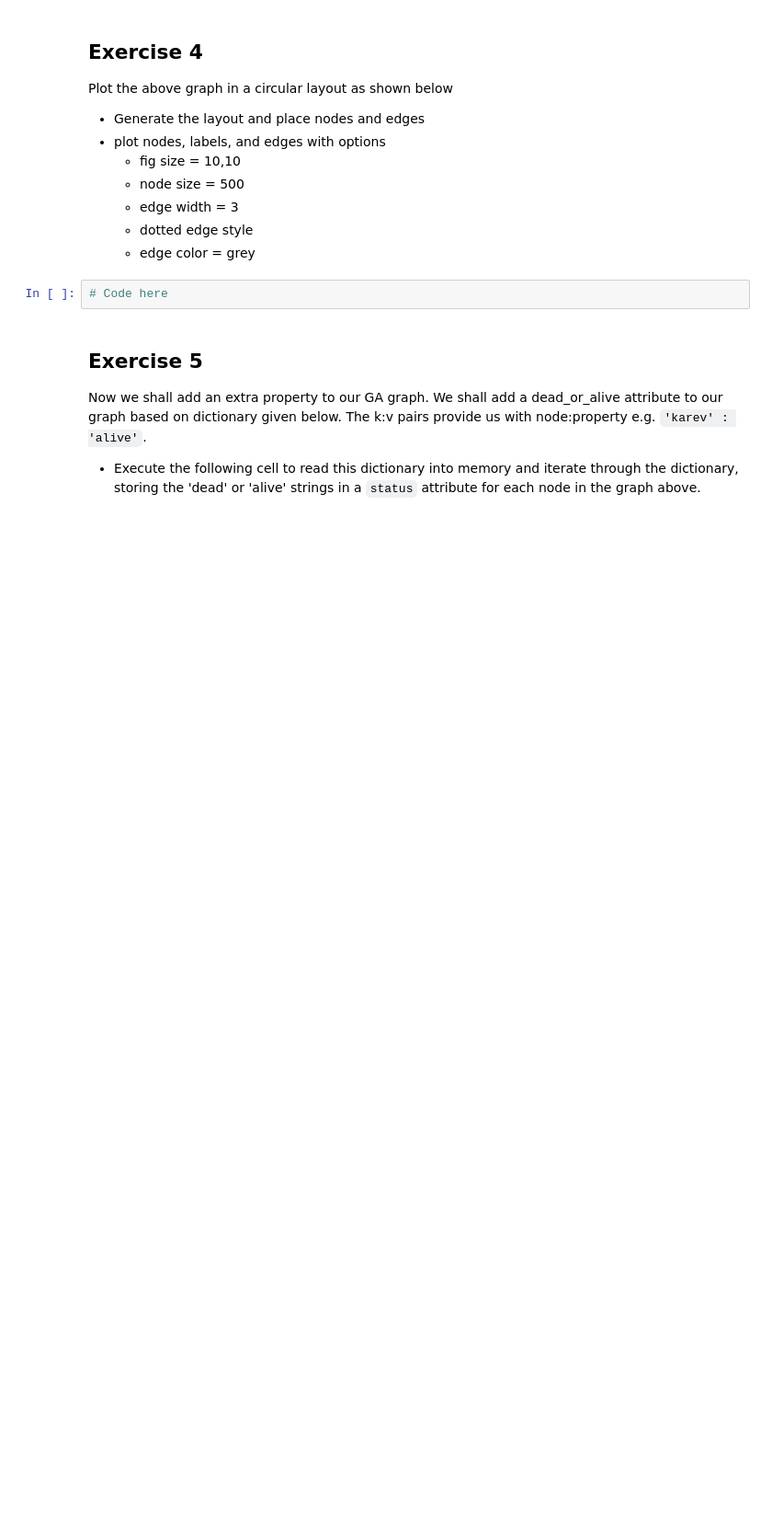
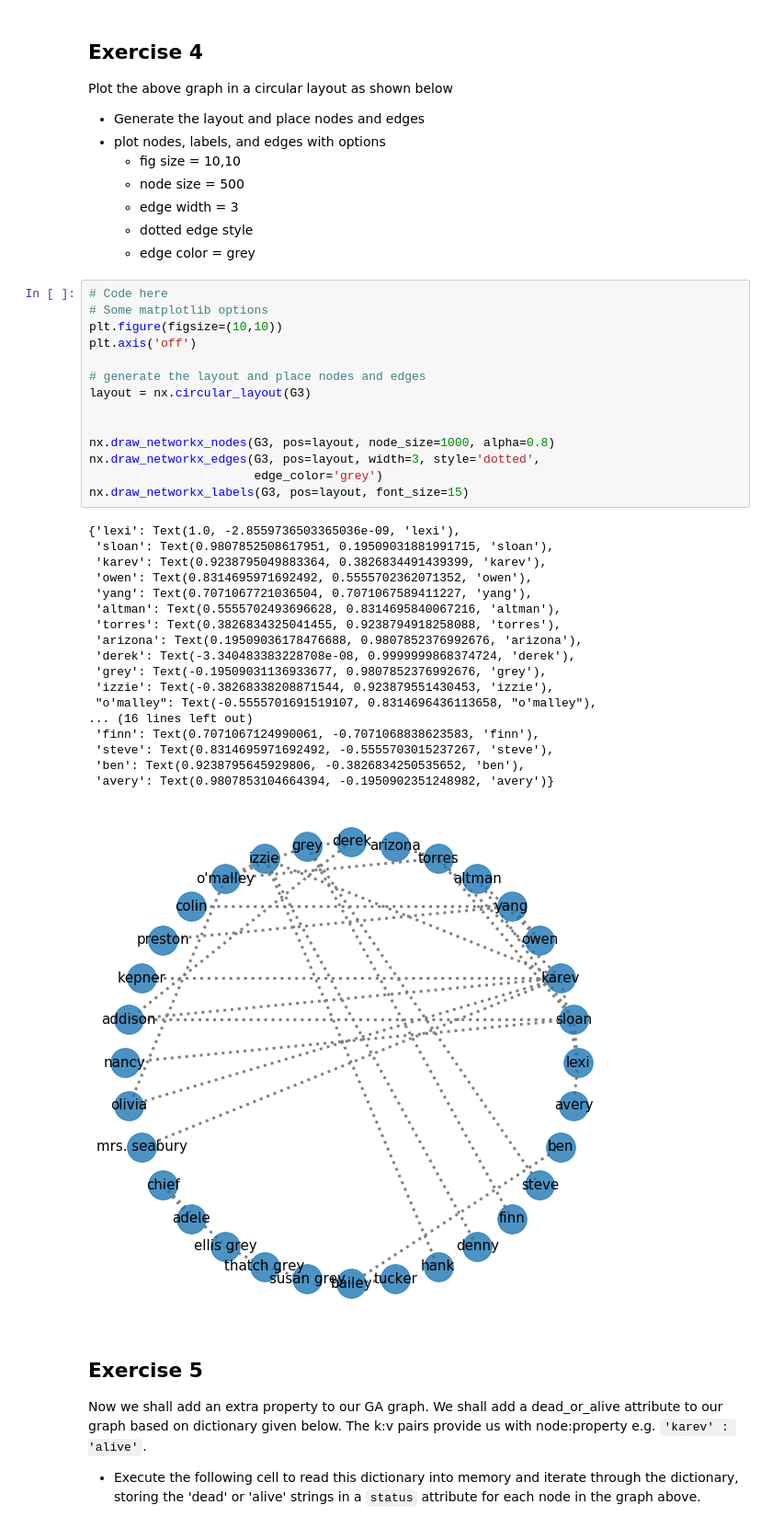
Before and after one commit to MissAle17/dsc-3-28-05-graphs-in-networkx-lab-online-ds-sp-000, a Jupyter notebook: index.ipynb, the cells around one changed output. Shown at 92% size. Cells and saved outputs as stored; diff of their text form; blank space fills up the shorter version.

```diff
--- a/index.ipynb
+++ b/index.ipynb
@@ -131,8 +142,39 @@ Plot the above graph in a circular layout as shown below
     - edge width = 3
     - dotted edge style
     - edge color = grey
-# %%
-# Code here
+# %%
+# Code here
+# Some matplotlib options
+plt.figure(figsize=(10,10))
+plt.axis('off')
+
+# generate the layout and place nodes and edges
+layout = nx.circular_layout(G3)
+
+
+nx.draw_networkx_nodes(G3, pos=layout, node_size=1000, alpha=0.8)
+nx.draw_networkx_edges(G3, pos=layout, width=3, style='dotted',
+                       edge_color='grey')
+nx.draw_networkx_labels(G3, pos=layout, font_size=15)
+# %% [output]
+{'lexi': Text(1.0, -2.8559736503365036e-09, 'lexi'),
+ 'sloan': Text(0.9807852508617951, 0.19509031881991715, 'sloan'),
+ 'karev': Text(0.9238795049883364, 0.3826834491439399, 'karev'),
+ 'owen': Text(0.8314695971692492, 0.5555702362071352, 'owen'),
+ 'yang': Text(0.7071067721036504, 0.7071067589411227, 'yang'),
+ 'altman': Text(0.5555702493696628, 0.8314695840067216, 'altman'),
+ 'torres': Text(0.3826834325041455, 0.9238794918258088, 'torres'),
+ 'arizona': Text(0.19509036178476688, 0.9807852376992676, 'arizona'),
+ 'derek': Text(-3.340483383228708e-08, 0.9999999868374724, 'derek'),
+ 'grey': Text(-0.19509031136933677, 0.9807852376992676, 'grey'),
+ 'izzie': Text(-0.38268338208871544, 0.923879551430453, 'izzie'),
+ "o'malley": Text(-0.5555701691519107, 0.8314696436113658, "o'malley"),
+... (16 lines left out)
+ 'finn': Text(0.7071067124990061, -0.7071068838623583, 'finn'),
+ 'steve': Text(0.8314695971692492, -0.5555703015237267, 'steve'),
+ 'ben': Text(0.9238795645929806, -0.3826834250535652, 'ben'),
+ 'avery': Text(0.9807853104664394, -0.1950902351248982, 'avery')}
+[figure, added]
 # %% [markdown]
 ## Exercise 5
 
```
Also changed, not shown: parts of 6 cells of this notebook.
